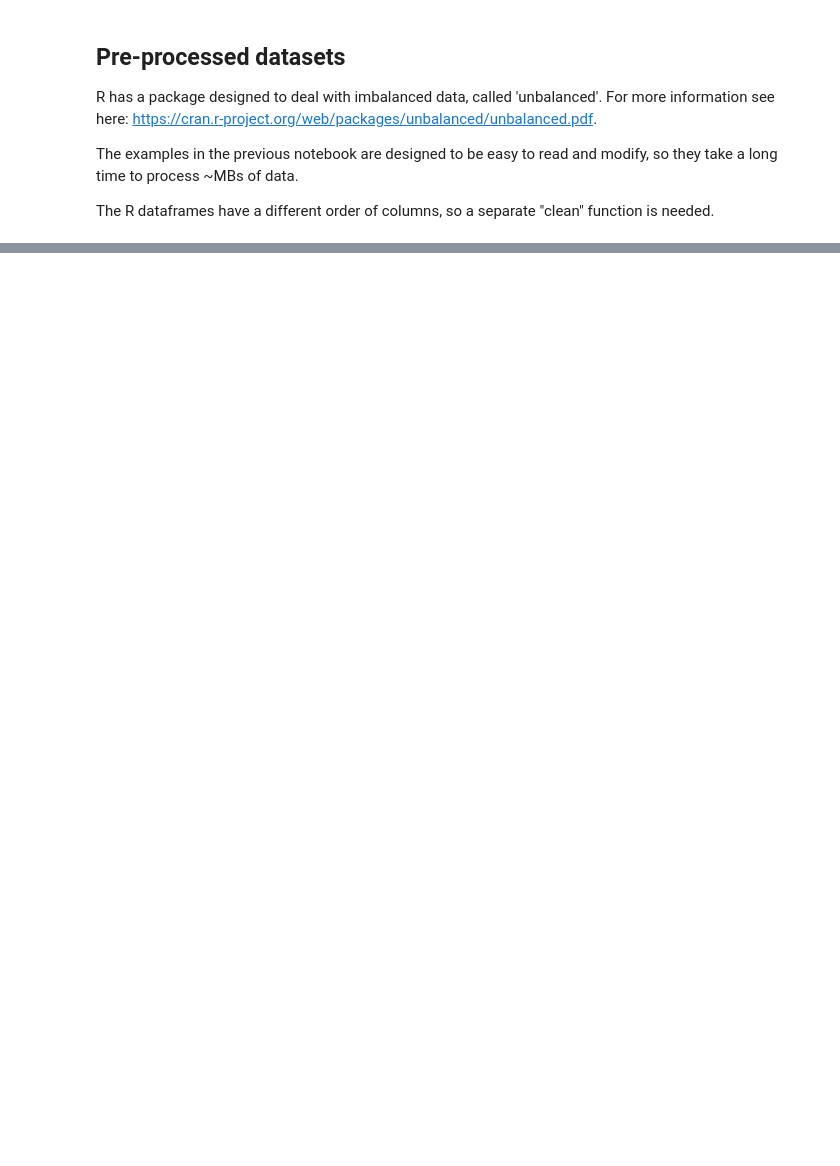
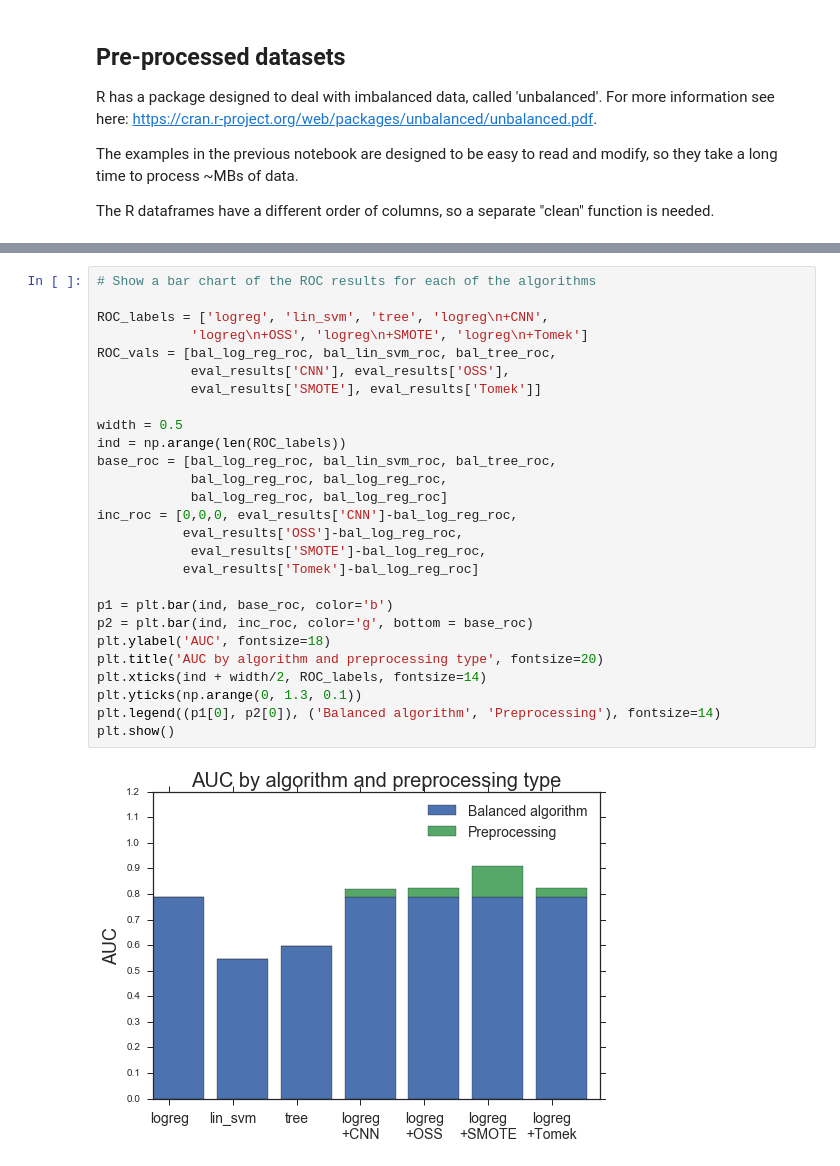
Before and after one commit to timgasser/acm_imbalanced_learning, a Jupyter notebook: acm_imbalance_algorithms.ipynb, the cells around one changed output, grey strips where cells are left out. Drawn from its saved outputs; the diff is of its cells as text; blank space fills up the shorter version.

```diff
--- a/acm_imbalance_algorithms.ipynb
+++ b/acm_imbalance_algorithms.ipynb
@@ -239,0 +227,29 @@ plt.bar(range(len(ROC_labels)), ROC_vals, align='center')
+# %%
+# Show a bar chart of the ROC results for each of the algorithms
+
+ROC_labels = ['logreg', 'lin_svm', 'tree', 'logreg\n+CNN',
+            'logreg\n+OSS', 'logreg\n+SMOTE', 'logreg\n+Tomek']
+ROC_vals = [bal_log_reg_roc, bal_lin_svm_roc, bal_tree_roc,
+            eval_results['CNN'], eval_results['OSS'],
+            eval_results['SMOTE'], eval_results['Tomek']]
+
+width = 0.5
+ind = np.arange(len(ROC_labels))
+base_roc = [bal_log_reg_roc, bal_lin_svm_roc, bal_tree_roc,
+            bal_log_reg_roc, bal_log_reg_roc,
+            bal_log_reg_roc, bal_log_reg_roc]
+inc_roc = [0,0,0, eval_results['CNN']-bal_log_reg_roc,
+           eval_results['OSS']-bal_log_reg_roc,
+            eval_results['SMOTE']-bal_log_reg_roc,
+           eval_results['Tomek']-bal_log_reg_roc]
+
+p1 = plt.bar(ind, base_roc, color='b')
+p2 = plt.bar(ind, inc_roc, color='g', bottom = base_roc)
+plt.ylabel('AUC', fontsize=18)
+plt.title('AUC by algorithm and preprocessing type', fontsize=20)
+plt.xticks(ind + width/2, ROC_labels, fontsize=14)
+plt.yticks(np.arange(0, 1.3, 0.1))
+plt.legend((p1[0], p2[0]), ('Balanced algorithm', 'Preprocessing'), fontsize=14)
+plt.show()
+# %% [output]
+[figure, added]
```
Also changed, not shown: parts of 7 cells of this notebook, 4 other files.
